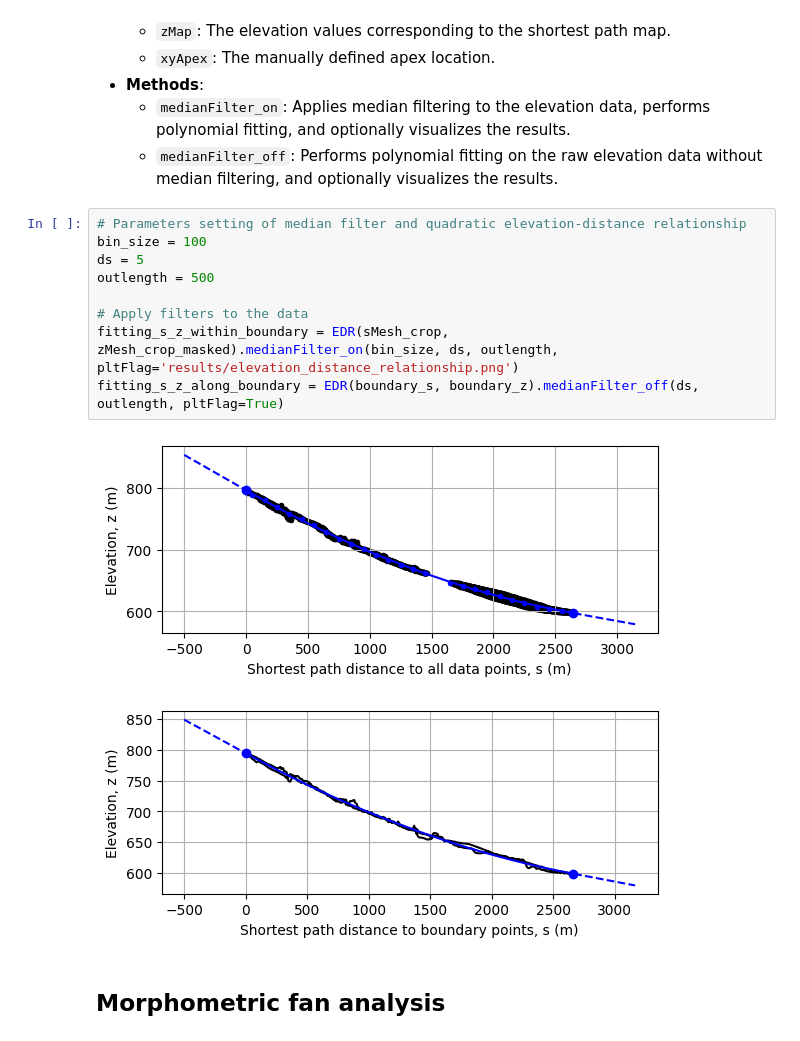
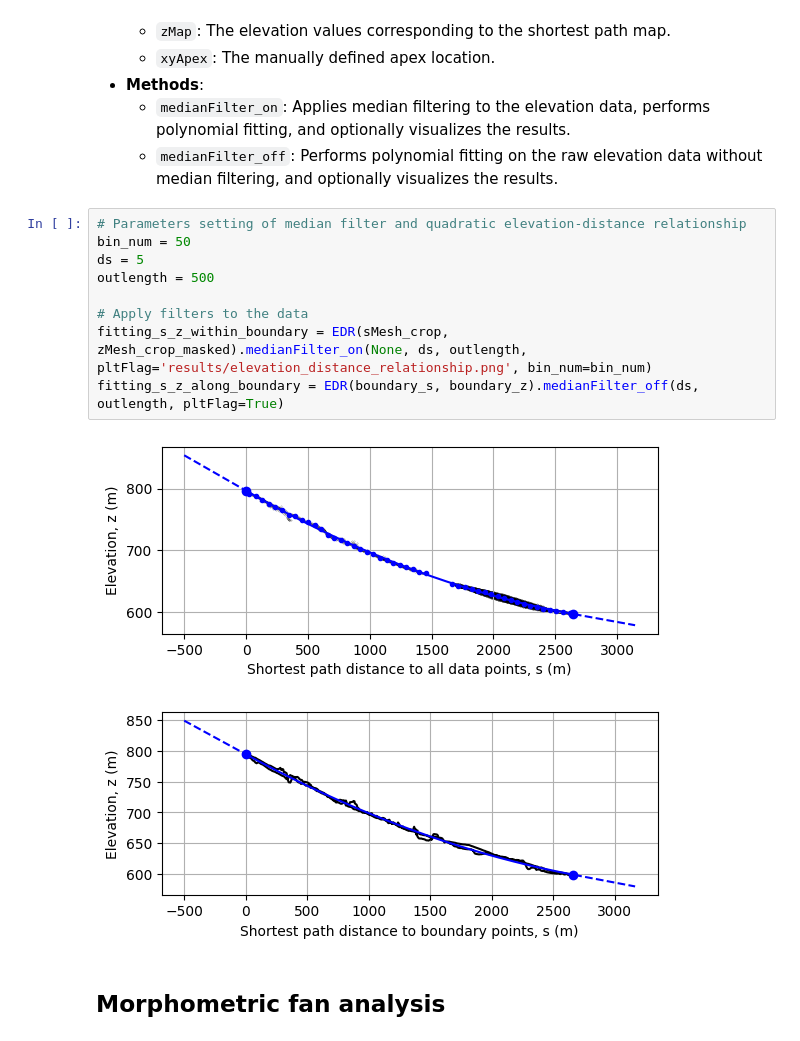
Before and after one commit to damiel-hub/fan-inverse-forward-methods, a Jupyter notebook: demo_fan_inverse_forward_methods.ipynb, the cells around one changed output. Drawn from its saved outputs; the diff is of its cells as text.

Commit message:
Update binary result files: Yushui 2021 reconstruction, elevation-distance relationship, and fan topology images have been modified.

```diff
--- a/demo_fan_inverse_forward_methods.ipynb
+++ b/demo_fan_inverse_forward_methods.ipynb
@@ -116,15 +114,15 @@ plt.show()
     - `medianFilter_off`: Performs polynomial fitting on the raw elevation data without median filtering, and optionally visualizes the results.
 # %%
 # Parameters setting of median filter and quadratic elevation-distance relationship
-bin_size = 100
+bin_num = 50
 ds = 5
 outlength = 500
 
 # Apply filters to the data
-fitting_s_z_within_boundary = EDR(sMesh_crop, zMesh_crop_masked).medianFilter_on(bin_size, ds, outlength, pltFlag='results/elevation_distance_relationship.png')
+fitting_s_z_within_boundary = EDR(sMesh_crop, zMesh_crop_masked).medianFilter_on(None, ds, outlength, pltFlag='results/elevation_distance_relationship.png', bin_num=bin_num)
 fitting_s_z_along_boundary = EDR(boundary_s, boundary_z).medianFilter_off(ds, outlength, pltFlag=True)
 # %% [output]
-[figure, old version]
+[figure, new version]
 [figure]
 # %% [markdown]
 ## Morphometric fan analysis
```
Also changed, not shown: parts of 3 cells of this notebook, 3 other files.
